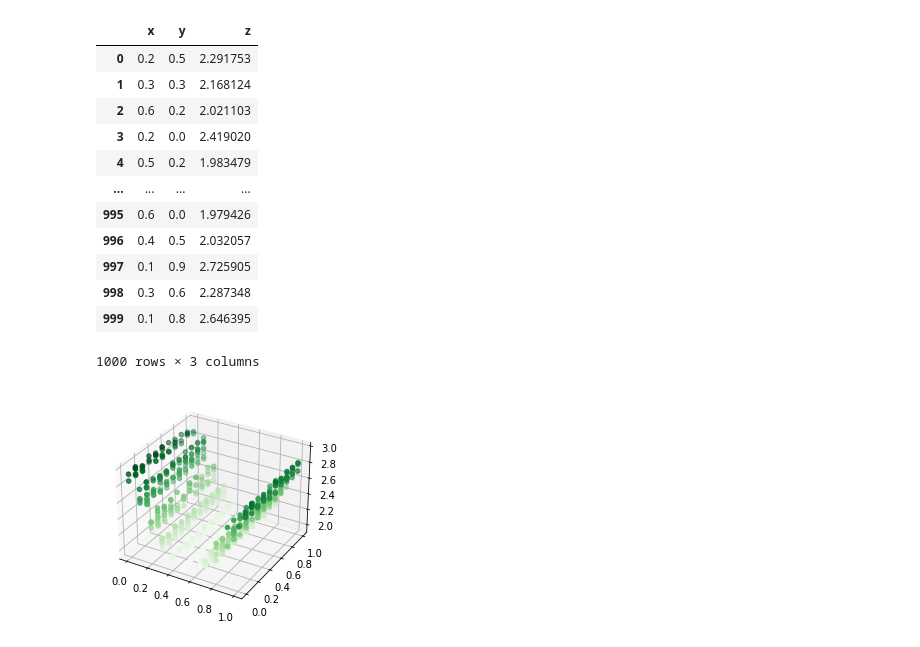
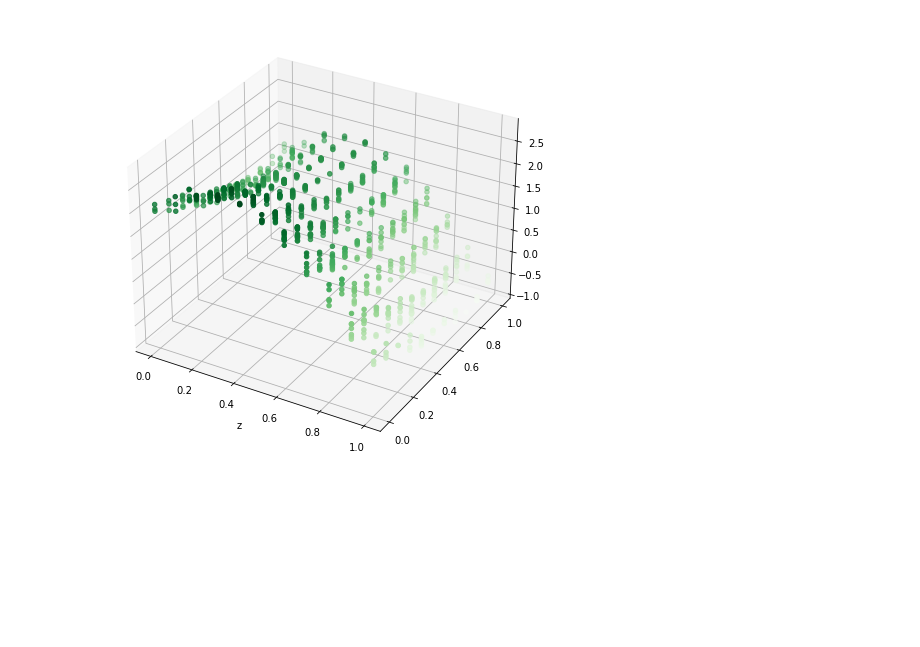
Before and after one commit to ekalinicheva/plot_vegetation_coverage, a Jupyter notebook: notebooks/approximate_DTM_creation.ipynb, the cells around one changed output. Cells and saved outputs as stored; diff of their text form; code cells hidden in the pictures; blank space fills up the shorter version.

```diff
--- a/notebooks/approximate_DTM_creation.ipynb
+++ b/notebooks/approximate_DTM_creation.ipynb
@@ -13,32 +13,22 @@ from scipy import interpolate
 # %%
 xy = np.random.random((1000, 2))
 def fxy(x,y):
-    return -np.sin(x*3) - np.cos(3)*3
+    return (-np.sin(y*2) + np.cos(x*2)*2 + 2*np.cos(x)*np.sin(x*2))
 
 
 xy = (xy - xy.min(axis=0)) / (xy.max(axis=0) - xy.min(axis=0))
 z = fxy(xy[:,0:1], xy[:,1:2])
 xyz = np.append(xy,z, axis=1)
 df = pd.DataFrame(xyz)
 df.values[:, :2] = np.round(df.values[:, :2], 1)
 df.columns = ["x","y","z"]
-df
+
+plt.figure(figsize=(8,8))
+
+ax = plt.axes(projection='3d')
+ax.scatter3D(df.values[:,0], df.values[:,1], df.values[:,2], c= df.values[:,2], cmap='Greens');
+plt.xlabel("x")
+plt.xlabel("z")
+plt.show()
 # %% [output]
-|  | x | y | z |
-| 0 | 0.2 | 0.5 | 2.291753 |
-| 1 | 0.3 | 0.3 | 2.168124 |
-| 2 | 0.6 | 0.2 | 2.021103 |
-| 3 | 0.2 | 0.0 | 2.419020 |
-| 4 | 0.5 | 0.2 | 1.983479 |
-| ... | ... | ... | ... |
-| 995 | 0.6 | 0.0 | 1.979426 |
-| 996 | 0.4 | 0.5 | 2.032057 |
-| 997 | 0.1 | 0.9 | 2.725905 |
-| 998 | 0.3 | 0.6 | 2.287348 |
-| 999 | 0.1 | 0.8 | 2.646395 |
-1000 rows × 3 columns
+[figure, added]
-# %%
-ax = plt.axes(projection='3d')
-ax.scatter3D(df.values[:,0], df.values[:,1], df.values[:,2], c= df.values[:,2], cmap='Greens');
-# %% [output]
-[figure, removed]
```
Also changed, not shown: parts of 7 cells of this notebook, 2 other files.
